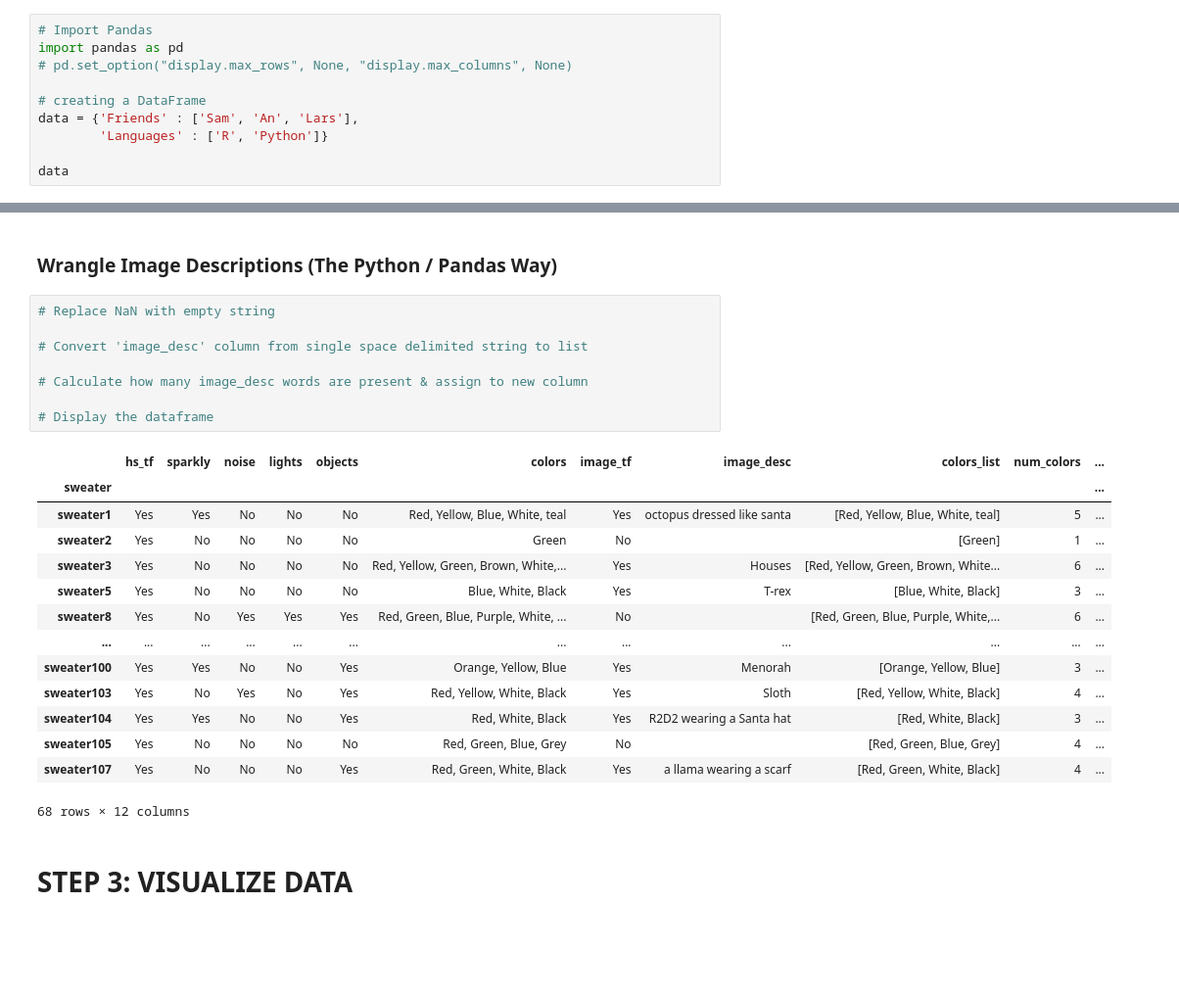
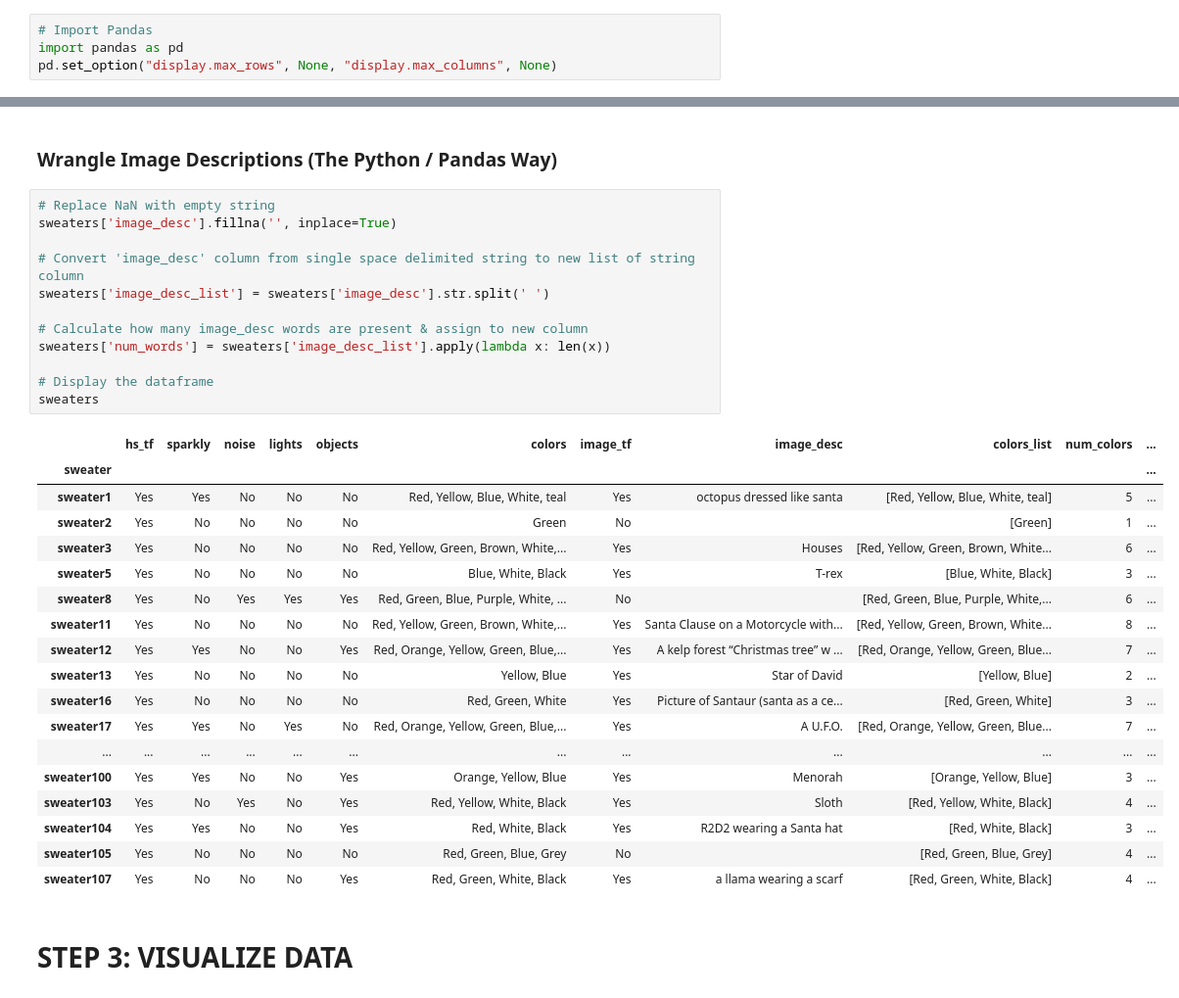
Before and after one commit to seanhelvey/IntroToPythonForRUsers, a Jupyter notebook: key.ipynb, the cells around one changed output, grey strips where cells are left out. Shown at 98% size. Drawn from its saved outputs; the diff is of its cells as text; blank space fills up the shorter version.

```diff
--- a/key.ipynb
+++ b/key.ipynb
@@ -26,10 +26,4 @@ favorite_present
 # %%
 # Import Pandas
 import pandas as pd
-# pd.set_option("display.max_rows", None, "display.max_columns", None)
-
-# creating a DataFrame
-data = {'Friends' : ['Sam', 'An', 'Lars'],
-        'Languages' : ['R', 'Python']}
-
-data
+pd.set_option("display.max_rows", None, "display.max_columns", None)
@@ -138,27 +144,35 @@ Name: sweater36, dtype: object
 ### Wrangle Image Descriptions (The Python / Pandas Way)
 # %%
 # Replace NaN with empty string
+sweaters['image_desc'].fillna('', inplace=True)
 
-# Convert 'image_desc' column from single space delimited string to list
+# Convert 'image_desc' column from single space delimited string to new list of string column
+sweaters['image_desc_list'] = sweaters['image_desc'].str.split(' ')
 
 # Calculate how many image_desc words are present & assign to new column
+sweaters['num_words'] = sweaters['image_desc_list'].apply(lambda x: len(x))
 
 # Display the dataframe
+sweaters
 # %% [output]
 |  | hs_tf | sparkly | noise | lights | objects | colors | image_tf | image_desc | colors_list | num_colors | ... |
 | sweater |  |  |  |  |  |  |  |  |  |  | ... |
 | sweater1 | Yes | Yes | No | No | No | Red, Yellow, Blue, White, teal | Yes | octopus dressed like santa | [Red, Yellow, Blue, White, teal] | 5 | ... |
 | sweater2 | Yes | No | No | No | No | Green | No |  | [Green] | 1 | ... |
 | sweater3 | Yes | No | No | No | No | Red, Yellow, Green, Brown, White,... | Yes | Houses | [Red, Yellow, Green, Brown, White... | 6 | ... |
 | sweater5 | Yes | No | No | No | No | Blue, White, Black | Yes | T-rex | [Blue, White, Black] | 3 | ... |
 | sweater8 | Yes | No | Yes | Yes | Yes | Red, Green, Blue, Purple, White, ... | No |  | [Red, Green, Blue, Purple, White,... | 6 | ... |
+| sweater11 | Yes | No | No | No | No | Red, Yellow, Green, Brown, White,... | Yes | Santa Clause on a Motorcycle with... | [Red, Yellow, Green, Brown, White... | 8 | ... |
+| sweater12 | Yes | Yes | No | No | Yes | Red, Orange, Yellow, Green, Blue,... | Yes | A kelp forest “Christmas tree” w ... | [Red, Orange, Yellow, Green, Blue... | 7 | ... |
+| sweater13 | Yes | No | No | No | No | Yellow, Blue | Yes | Star of David | [Yellow, Blue] | 2 | ... |
+| sweater16 | Yes | No | No | No | No | Red, Green, White | Yes | Picture of Santaur (santa as a ce... | [Red, Green, White] | 3 | ... |
+| sweater17 | Yes | Yes | No | Yes | No | Red, Orange, Yellow, Green, Blue,... | Yes | A U.F.O. | [Red, Orange, Yellow, Green, Blue... | 7 | ... |
 | ... | ... | ... | ... | ... | ... | ... | ... | ... | ... | ... | ... |
 | sweater100 | Yes | Yes | No | No | Yes | Orange, Yellow, Blue | Yes | Menorah | [Orange, Yellow, Blue] | 3 | ... |
 | sweater103 | Yes | No | Yes | No | Yes | Red, Yellow, White, Black | Yes | Sloth | [Red, Yellow, White, Black] | 4 | ... |
 | sweater104 | Yes | Yes | No | No | Yes | Red, White, Black | Yes | R2D2 wearing a Santa hat | [Red, White, Black] | 3 | ... |
 | sweater105 | Yes | No | No | No | No | Red, Green, Blue, Grey | No |  | [Red, Green, Blue, Grey] | 4 | ... |
 | sweater107 | Yes | No | No | No | Yes | Red, Green, White, Black | Yes | a llama wearing a scarf | [Red, Green, White, Black] | 4 | ... |
-68 rows × 12 columns
 # %% [markdown]
 # STEP 3: VISUALIZE DATA
 # %%
```
Also changed, not shown: parts of 7 cells of this notebook.
